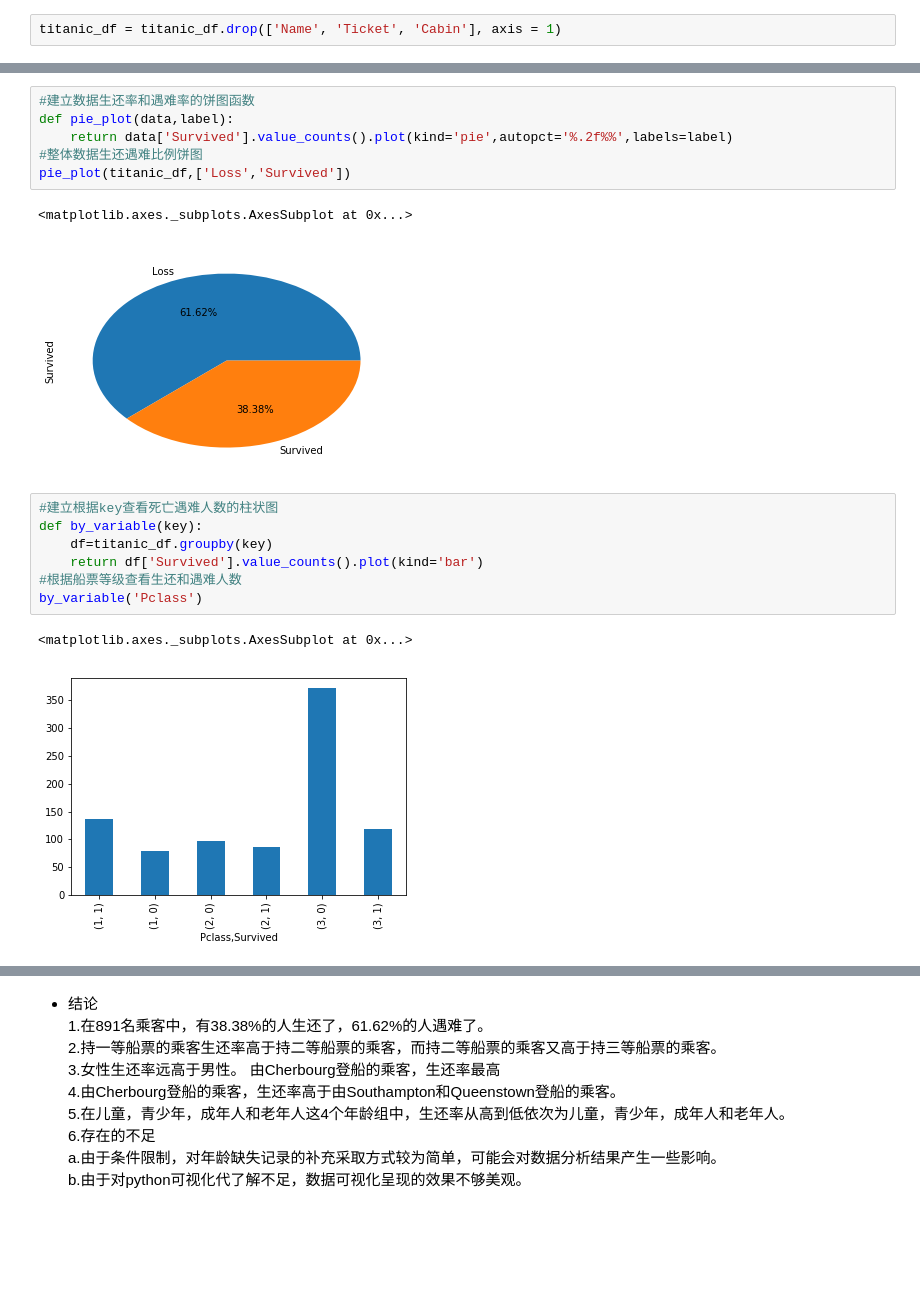
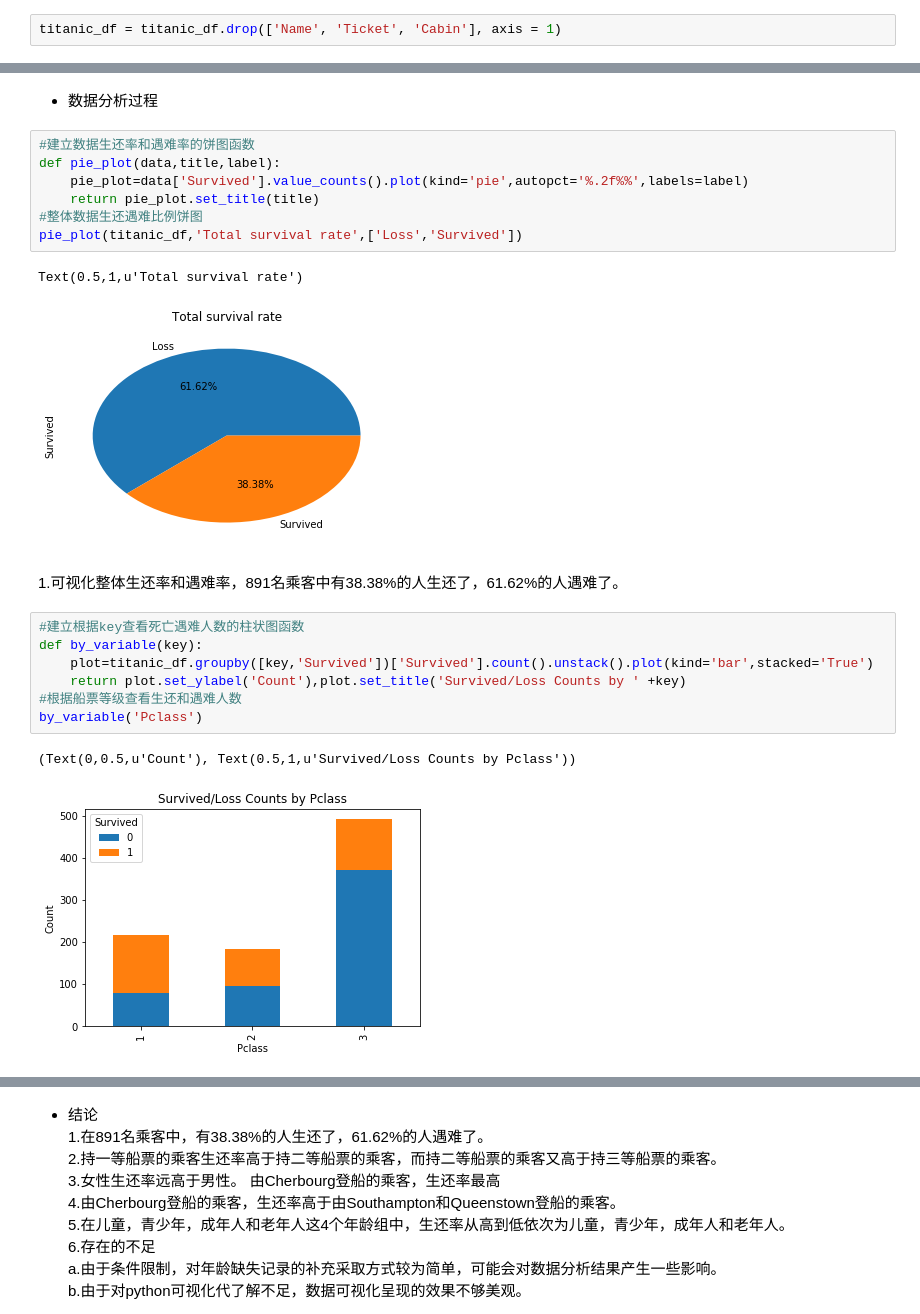
Before and after one commit to shireley/Titanic-survival-analysis, a Jupyter notebook: project_titanic.ipynb, the cells around one changed output, grey strips where cells are left out. Cells and saved outputs as stored; diff of their text form; blank space fills up the shorter version.

Commit message:
Fix the plot labels

```diff
--- a/project_titanic.ipynb
+++ b/project_titanic.ipynb
@@ -128,22 +112,27 @@ b.船上乘客的年龄范围为0.42~80岁，根据这个情况，将乘客按
+# %% [markdown]
+- 数据分析过程
 # %%
 #建立数据生还率和遇难率的饼图函数
-def pie_plot(data,label):
-    return data['Survived'].value_counts().plot(kind='pie',autopct='%.2f%%',labels=label)
+def pie_plot(data,title,label):
+    pie_plot=data['Survived'].value_counts().plot(kind='pie',autopct='%.2f%%',labels=label)
+    return pie_plot.set_title(title)
 #整体数据生还遇难比例饼图
-pie_plot(titanic_df,['Loss','Survived'])
+pie_plot(titanic_df,'Total survival rate',['Loss','Survived'])
 # %% [output]
-<matplotlib.axes._subplots.AxesSubplot at 0x...>
+Text(0.5,1,u'Total survival rate')
-[figure, old version]
+[figure, new version]
+# %% [markdown]
+1.可视化整体生还率和遇难率，891名乘客中有38.38%的人生还了，61.62%的人遇难了。
 # %%
-#建立根据key查看死亡遇难人数的柱状图
+#建立根据key查看死亡遇难人数的柱状图函数
 def by_variable(key):
-    df=titanic_df.groupby(key)
-    return df['Survived'].value_counts().plot(kind='bar')
+    plot=titanic_df.groupby([key,'Survived'])['Survived'].count().unstack().plot(kind='bar',stacked='True')
+    return plot.set_ylabel('Count'),plot.set_title('Survived/Loss Counts by ' +key)
 #根据船票等级查看生还和遇难人数
 by_variable('Pclass')
 # %% [output]
-<matplotlib.axes._subplots.AxesSubplot at 0x...>
+(Text(0,0.5,u'Count'), Text(0.5,1,u'Survived/Loss Counts by Pclass'))
-[figure, old version]
+[figure, new version]
 # %%
 #根据船票等级进行分类，绘制生还遇难率饼图
 pclass1=titanic_df[titanic_df['Pclass']==1]
```
Also changed, not shown: parts of 14 cells of this notebook, 1 other file.
